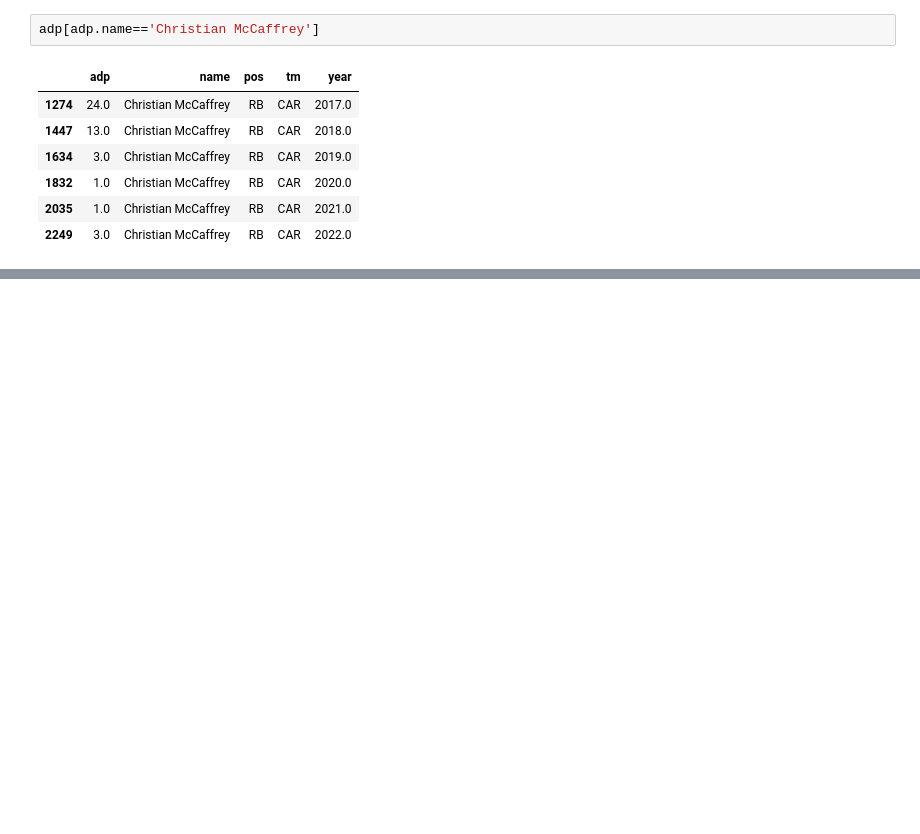
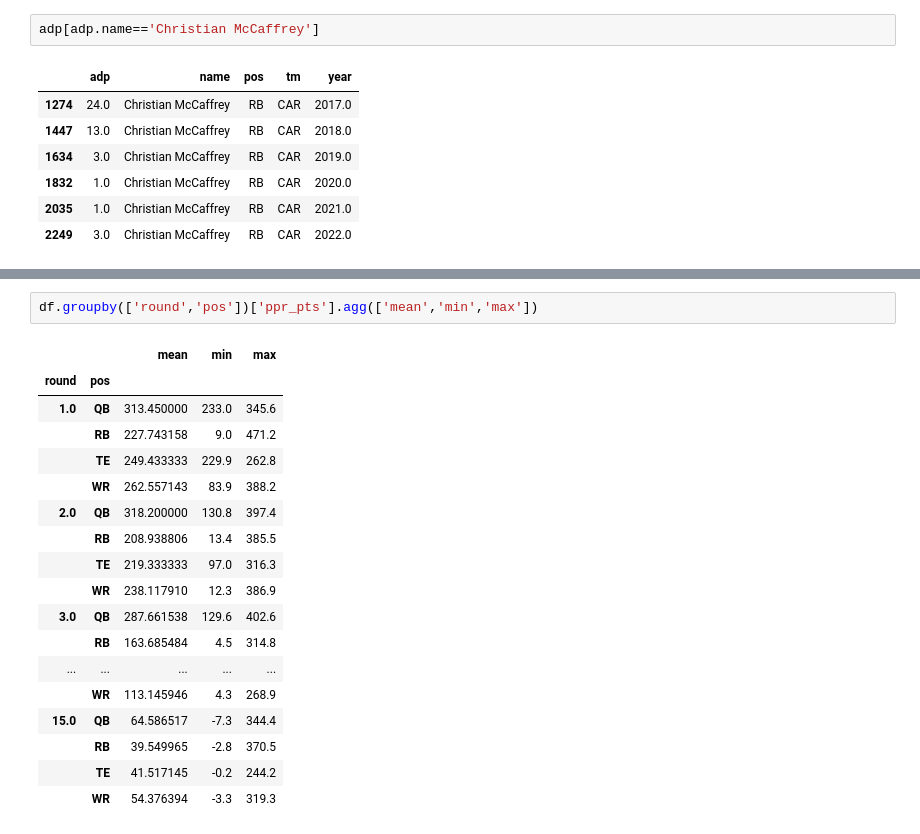
Before and after one commit to ffb-optimal-draft/ffb-draft-strategy, a Jupyter notebook: rm_scratch2.ipynb, the cells around one changed output, grey strips where cells are left out. Drawn from its saved outputs; the diff is of its cells as text; blank space fills up the shorter version.

```diff
--- a/rm_scratch2.ipynb
+++ b/rm_scratch2.ipynb
@@ -376,0 +421,21 @@ adp.head()
+# %%
+df.groupby(['round','pos'])['ppr_pts'].agg(['mean','min','max'])
+# %% [output]
+|  |  | mean | min | max |
+| round | pos |  |  |  |
+| 1.0 | QB | 313.450000 | 233.0 | 345.6 |
+|  | RB | 227.743158 | 9.0 | 471.2 |
+|  | TE | 249.433333 | 229.9 | 262.8 |
+|  | WR | 262.557143 | 83.9 | 388.2 |
+| 2.0 | QB | 318.200000 | 130.8 | 397.4 |
+|  | RB | 208.938806 | 13.4 | 385.5 |
+|  | TE | 219.333333 | 97.0 | 316.3 |
+|  | WR | 238.117910 | 12.3 | 386.9 |
+| 3.0 | QB | 287.661538 | 129.6 | 402.6 |
+|  | RB | 163.685484 | 4.5 | 314.8 |
+| ... | ... | ... | ... | ... |
+|  | WR | 113.145946 | 4.3 | 268.9 |
+| 15.0 | QB | 64.586517 | -7.3 | 344.4 |
+|  | RB | 39.549965 | -2.8 | 370.5 |
+|  | TE | 41.517145 | -0.2 | 244.2 |
+|  | WR | 54.376394 | -3.3 | 319.3 |
```
Also changed, not shown: parts of 9 cells of this notebook, 1 other file.
